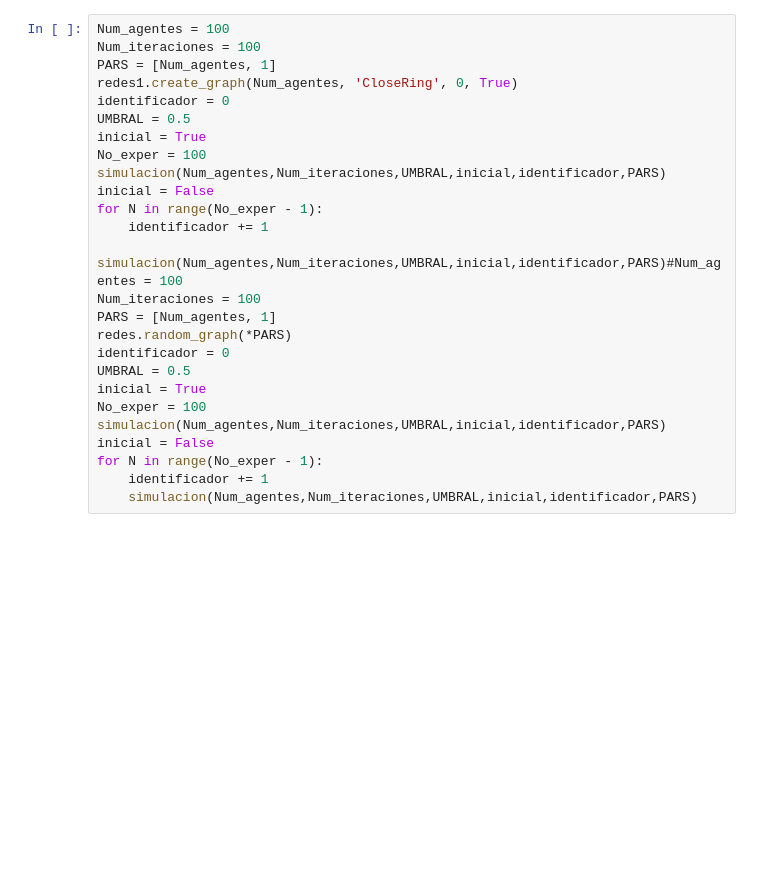
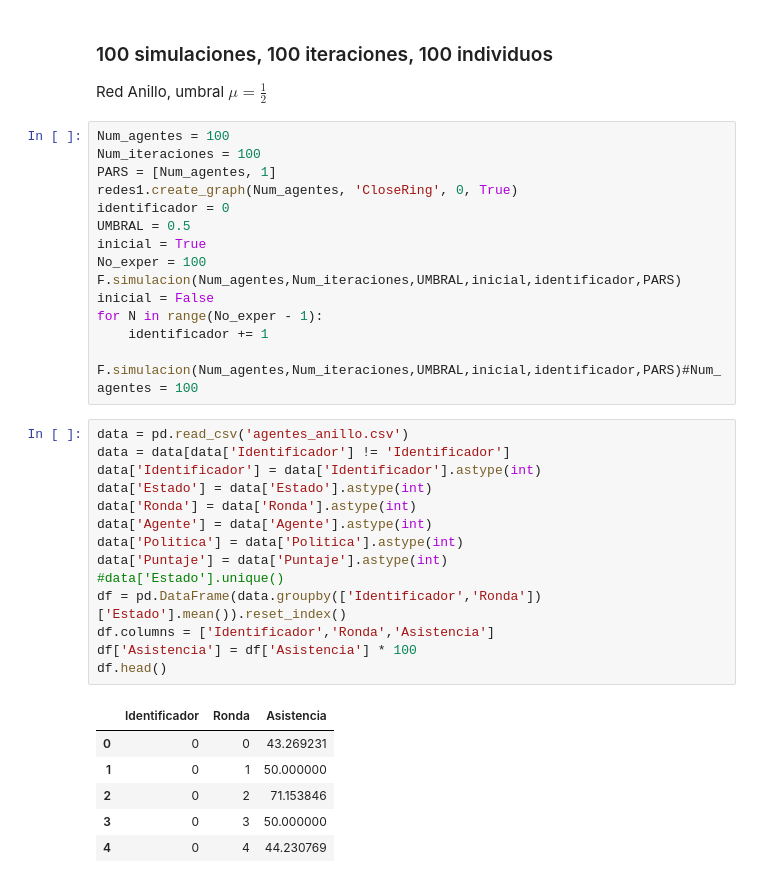
Before and after one commit to Slendercoder/SemilleroMSFS, a Jupyter notebook: Codigos/otras_redes.ipynb, the cells around one changed output. Cells and saved outputs as stored; diff of their text form; blank space fills up the shorter version.

Commit message:
Jupyter con otras redes

```diff
--- a/Codigos/otras_redes.ipynb
+++ b/Codigos/otras_redes.ipynb
@@ -14,3 +9,6 @@ cannot load library 'libcairo.2.dylib': dlopen(libcairo.2.dylib, 2): image not f
+# %% [markdown]
+### 100 simulaciones, 100 iteraciones, 100 individuos
+Red Anillo, umbral  $\mu=\frac{1}{2}$
 # %%
 Num_agentes = 100
 Num_iteraciones = 100
@@ -20,20 +18,29 @@ identificador = 0
 UMBRAL = 0.5
 inicial = True
 No_exper = 100
-simulacion(Num_agentes,Num_iteraciones,UMBRAL,inicial,identificador,PARS)
+F.simulacion(Num_agentes,Num_iteraciones,UMBRAL,inicial,identificador,PARS)
 inicial = False
 for N in range(No_exper - 1):
     identificador += 1
-    simulacion(Num_agentes,Num_iteraciones,UMBRAL,inicial,identificador,PARS)#Num_agentes = 100
-Num_iteraciones = 100
-PARS = [Num_agentes, 1]
-redes.random_graph(*PARS)
-identificador = 0
-UMBRAL = 0.5
-inicial = True
-No_exper = 100
-simulacion(Num_agentes,Num_iteraciones,UMBRAL,inicial,identificador,PARS)
-inicial = False
-for N in range(No_exper - 1):
-    identificador += 1
-    simulacion(Num_agentes,Num_iteraciones,UMBRAL,inicial,identificador,PARS)
+    F.simulacion(Num_agentes,Num_iteraciones,UMBRAL,inicial,identificador,PARS)#Num_agentes = 100
+# %%
+data = pd.read_csv('agentes_anillo.csv')
+data = data[data['Identificador'] != 'Identificador']
+data['Identificador'] = data['Identificador'].astype(int)
+data['Estado'] = data['Estado'].astype(int)
+data['Ronda'] = data['Ronda'].astype(int)
+data['Agente'] = data['Agente'].astype(int)
+data['Politica'] = data['Politica'].astype(int)
+data['Puntaje'] = data['Puntaje'].astype(int)
+#data['Estado'].unique()
+df = pd.DataFrame(data.groupby(['Identificador','Ronda'])['Estado'].mean()).reset_index()
+df.columns = ['Identificador','Ronda','Asistencia']
+df['Asistencia'] = df['Asistencia'] * 100
+df.head()
+# %% [output]
+|  | Identificador | Ronda | Asistencia |
+| 0 | 0 | 0 | 43.269231 |
+| 1 | 0 | 1 | 50.000000 |
+| 2 | 0 | 2 | 71.153846 |
+| 3 | 0 | 3 | 50.000000 |
+| 4 | 0 | 4 | 44.230769 |
```
Also changed, not shown: parts of 5 cells of this notebook, 3 other files.
